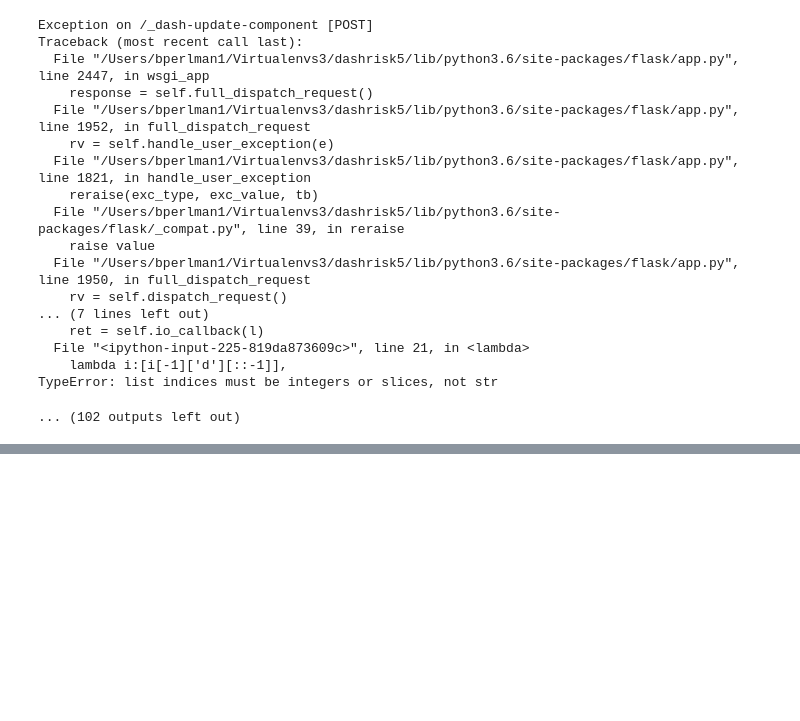
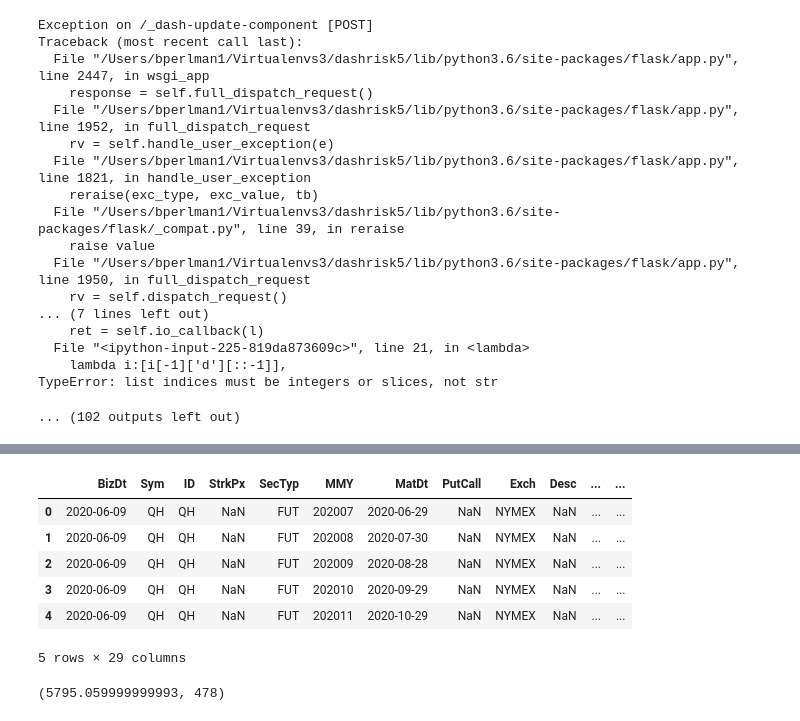
Before and after one commit to bgithub1/barchartacs, a Jupyter notebook: barchartacs/Untitled.ipynb, the cells around one changed output, grey strips where cells are left out. Drawn from its saved outputs; the diff is of its cells as text; code cells hidden in the pictures; blank space fills up the shorter version.

```diff
--- a/barchartacs/Untitled.ipynb
+++ b/barchartacs/Untitled.ipynb
@@ -516,0 +907,27 @@ TypeError: list indices must be integers or slices, not str
+# %%
+h = pathlib.Path.home()
+csvname="nymex.settle.20200609.s.csv"
+fullpath = f"{h}/downloads/{csvname}"
+df = pd.read_csv(fullpath)
+z = df_to_zipdata(df,csvname)
+# df2 = zipfile_to_df(z,csvname)
+df2 = zipfile_to_df(z)
+df2.head(5)
+# zoio2.seek(0)
+# len(zoio2.read())
+# %% [output]
+|  | BizDt | Sym | ID | StrkPx | SecTyp | MMY | MatDt | PutCall | Exch | Desc | ... | ... |
+| 0 | 2020-06-09 | QH | QH | NaN | FUT | 202007 | 2020-06-29 | NaN | NYMEX | NaN | ... | ... |
+| 1 | 2020-06-09 | QH | QH | NaN | FUT | 202008 | 2020-07-30 | NaN | NYMEX | NaN | ... | ... |
+| 2 | 2020-06-09 | QH | QH | NaN | FUT | 202009 | 2020-08-28 | NaN | NYMEX | NaN | ... | ... |
+| 3 | 2020-06-09 | QH | QH | NaN | FUT | 202010 | 2020-09-29 | NaN | NYMEX | NaN | ... | ... |
+| 4 | 2020-06-09 | QH | QH | NaN | FUT | 202011 | 2020-10-29 | NaN | NYMEX | NaN | ... | ... |
+5 rows × 29 columns
+# %%
+lines = open(f"{h}/downloads/billionaires.txt").readlines()
+ss = "[0-9]{1,3}[ ]([A-Z a-z]+)(\$[0-9]{1,4}[.][0-9]{1,2}B)"
+pairs = [re.findall(ss,l) for l in lines]
+vlist = [float(s[0][1].replace('B','').replace('$','')) for s in pairs if len(s)>0]
+sum(vlist),len(vlist)
+# %% [output]
+(5795.059999999993, 478)
```
Also changed, not shown: parts of 12 cells of this notebook, 9 other files.
